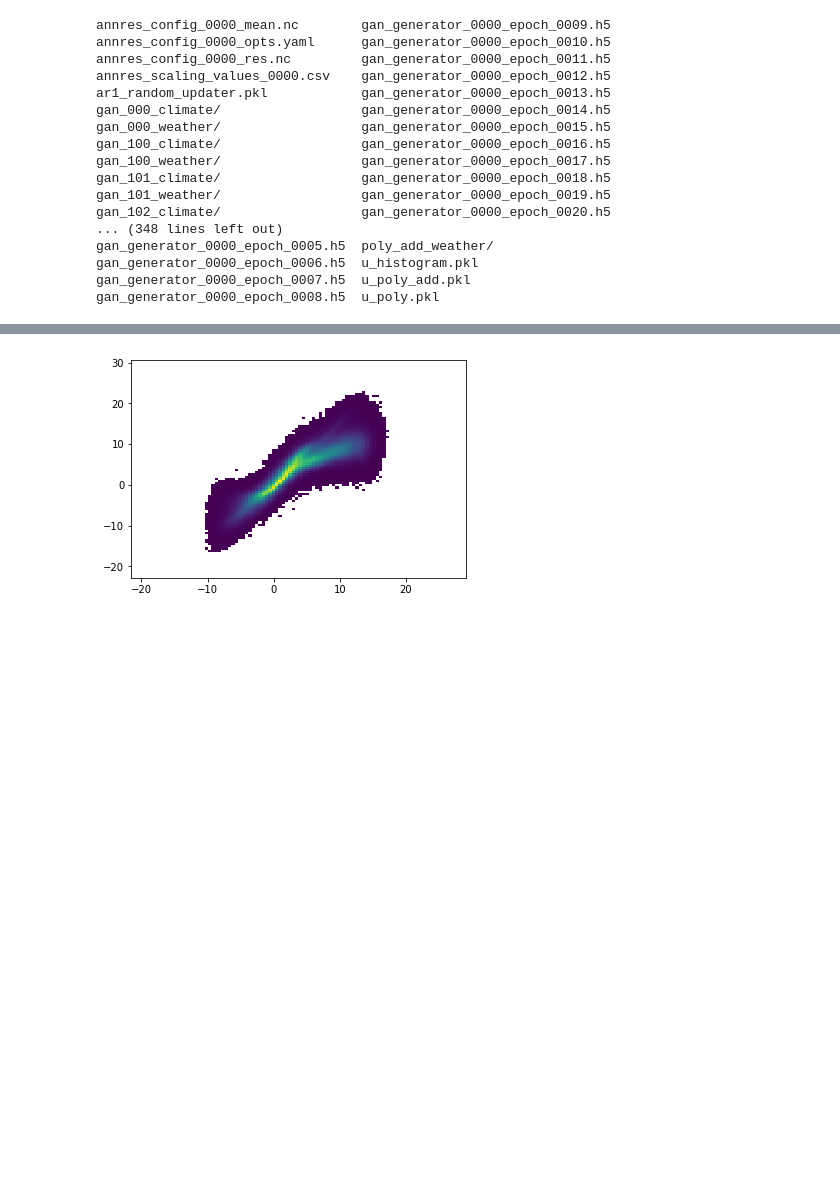
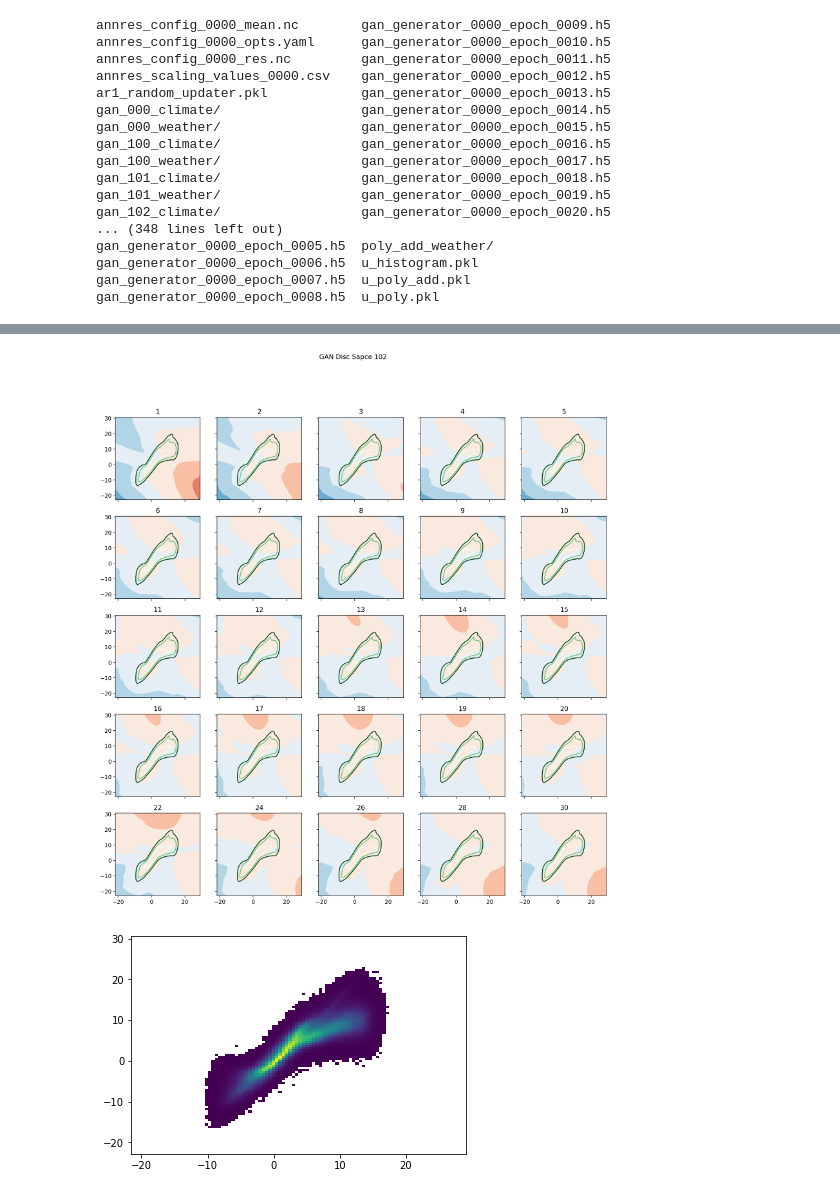
Before and after one commit to djgagne/lorenz_gan, a Jupyter notebook: notebooks/gan_offline_analysis.ipynb, the cells around one changed output, grey strips where cells are left out. Drawn from its saved outputs; the diff is of its cells as text; code cells hidden in the pictures; blank space fills up the shorter version.

```diff
--- a/notebooks/gan_offline_analysis.ipynb
+++ b/notebooks/gan_offline_analysis.ipynb
@@ -180 +247,5 @@ for a, ax in enumerate(axes.ravel()):
+# %%
+Image("./gan_disc_space_0102.png")
+# %% [output]
+[figure, added]
 # %%
```
Also changed, not shown: parts of 19 cells of this notebook.
